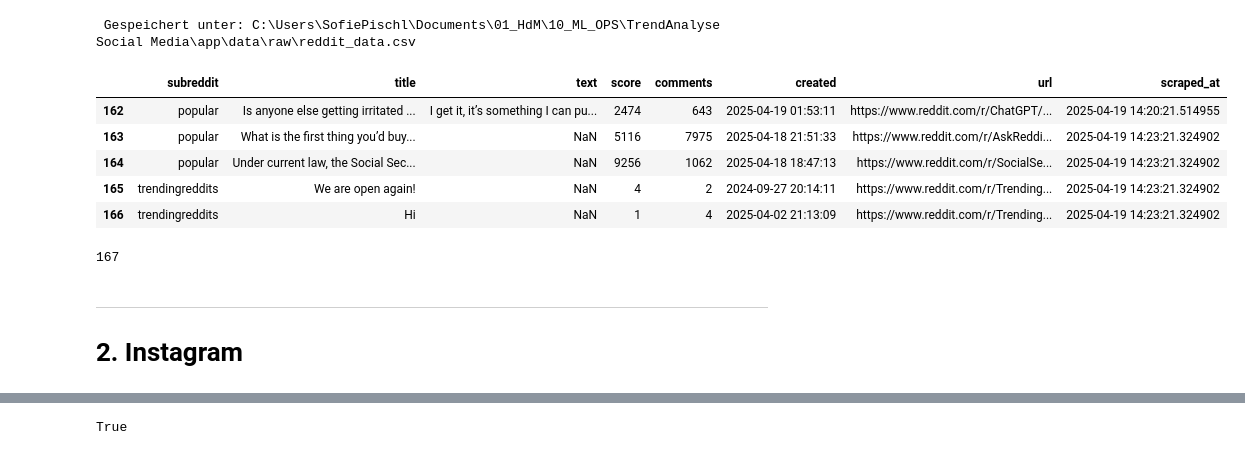
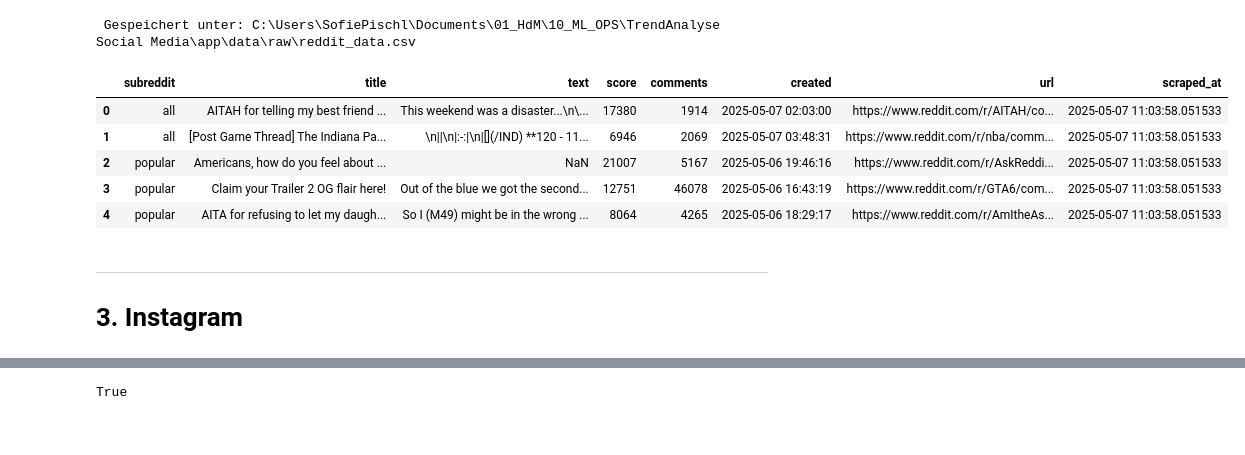
Before and after one commit to sofietheresa/TrendAnalyseSocialMedia, a Jupyter notebook: notebooks/01_data_collection.ipynb, the cells around one changed output, grey strips where cells are left out. Cells and saved outputs as stored; diff of their text form; code cells hidden in the pictures.

```diff
--- a/notebooks/01_data_collection.ipynb
+++ b/notebooks/01_data_collection.ipynb
@@ -154,20 +157,16 @@ if __name__ == "__main__":
 # %%
 # Zeuge neuste Einträge
 df = pd.read_csv("../app/data/raw/reddit_data.csv")
-df.tail()
+df.head()
 # %% [output]
 |  | subreddit | title | text | score | comments | created | url | scraped_at |
-| 162 | popular | Is anyone else getting irritated ... | I get it, it’s something I can pu... | 2474 | 643 | 2025-04-19 01:53:11 | https://www.reddit.com/r/ChatGPT/... | 2025-04-19 14:20:21.514955 |
-| 163 | popular | What is the first thing you’d buy... | NaN | 5116 | 7975 | 2025-04-18 21:51:33 | https://www.reddit.com/r/AskReddi... | 2025-04-19 14:23:21.324902 |
-| 164 | popular | Under current law, the Social Sec... | NaN | 9256 | 1062 | 2025-04-18 18:47:13 | https://www.reddit.com/r/SocialSe... | 2025-04-19 14:23:21.324902 |
-| 165 | trendingreddits | We are open again! | NaN | 4 | 2 | 2024-09-27 20:14:11 | https://www.reddit.com/r/Trending... | 2025-04-19 14:23:21.324902 |
-| 166 | trendingreddits | Hi | NaN | 1 | 4 | 2025-04-02 21:13:09 | https://www.reddit.com/r/Trending... | 2025-04-19 14:23:21.324902 |
+| 0 | all | AITAH for telling my best friend ... | This weekend was a disaster...\n\... | 17380 | 1914 | 2025-05-07 02:03:00 | https://www.reddit.com/r/AITAH/co... | 2025-05-07 11:03:58.051533 |
+| 1 | all | [Post Game Thread] The Indiana Pa... | \n||\n|:-:|\n|[](/IND) **120 - 11... | 6946 | 2069 | 2025-05-07 03:48:31 | https://www.reddit.com/r/nba/comm... | 2025-05-07 11:03:58.051533 |
+| 2 | popular | Americans, how do you feel about ... | NaN | 21007 | 5167 | 2025-05-06 19:46:16 | https://www.reddit.com/r/AskReddi... | 2025-05-07 11:03:58.051533 |
+| 3 | popular | Claim your Trailer 2 OG flair here! | Out of the blue we got the second... | 12751 | 46078 | 2025-05-06 16:43:19 | https://www.reddit.com/r/GTA6/com... | 2025-05-07 11:03:58.051533 |
+| 4 | popular | AITA for refusing to let my daugh... | So I (M49) might be in the wrong ... | 8064 | 4265 | 2025-05-06 18:29:17 | https://www.reddit.com/r/AmItheAs... | 2025-05-07 11:03:58.051533 |
-# %%
-len(df)
-# %% [output]
-167
 # %% [markdown]
 ---
 
-# 2. Instagram
+# 3. Instagram
 # %% [markdown]
```
Also changed, not shown: parts of 27 cells of this notebook, 30 other files.
